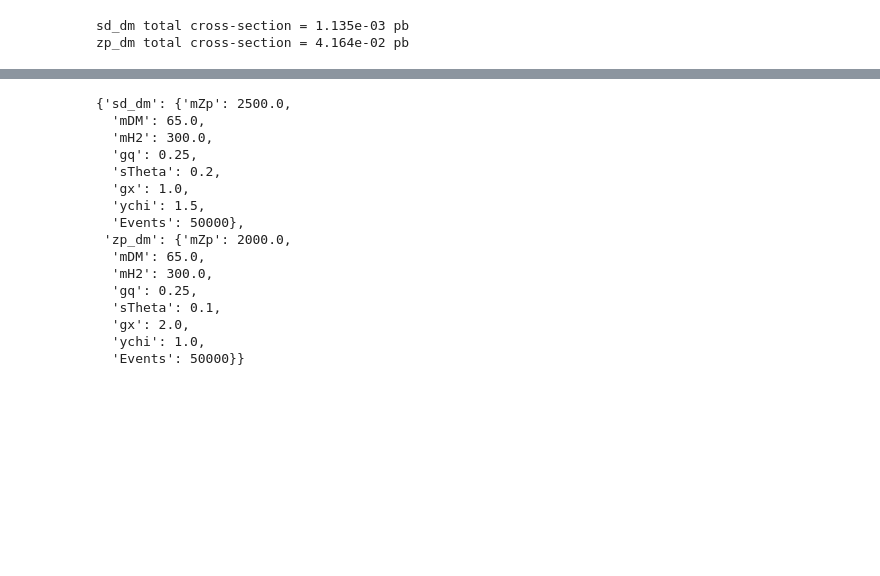
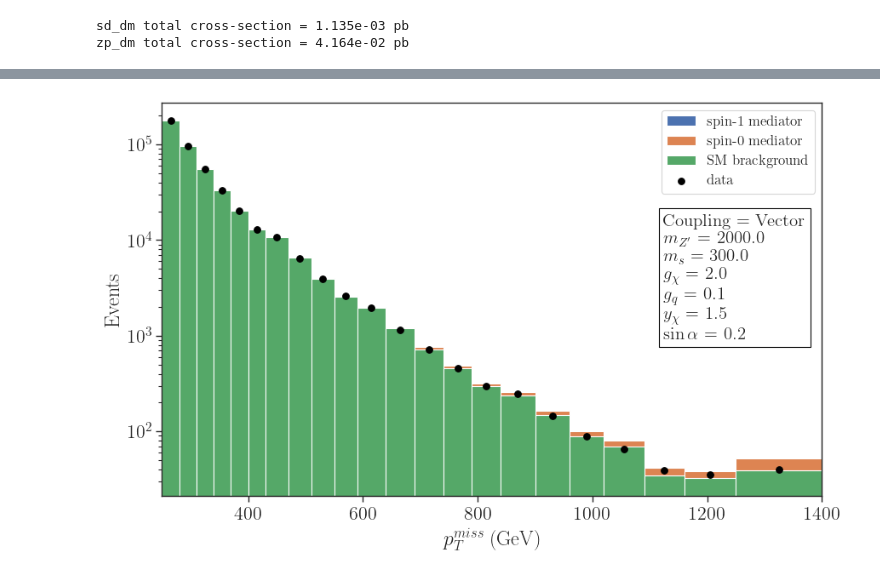
Before and after one commit to SModelS/smodelsv3-paper, a Jupyter notebook: notebooks/Compare-data.ipynb, the cells around one changed output, grey strips where cells are left out. Saved outputs shown, nothing was run; the diff lists cells and outputs as text; code cells hidden in the pictures; blank space fills up the shorter version.

```diff
--- a/notebooks/Compare-data.ipynb
+++ b/notebooks/Compare-data.ipynb
@@ -337,19 +297,25 @@ array([  39.6525696 ,  -19.5607652 , -445.29868798, -217.68679303,
-# %%
-parameters
-# %% [output]
-{'sd_dm': {'mZp': 2500.0,
-  'mDM': 65.0,
-  'mH2': 300.0,
-  'gq': 0.25,
-  'sTheta': 0.2,
-  'gx': 1.0,
-  'ychi': 1.5,
-  'Events': 50000},
- 'zp_dm': {'mZp': 2000.0,
-  'mDM': 65.0,
-  'mH2': 300.0,
-  'gq': 0.25,
-  'sTheta': 0.1,
-  'gx': 2.0,
-  'ychi': 1.0,
-  'Events': 50000}}
+# %%
+fig = plt.figure(figsize=(10,6))
+
+
+plt.hist(binCenter, bins=metBins, weights=zp_bg, stacked=True, label=r'spin-1 mediator')
+plt.hist(binCenter, bins=binLeft, weights=ptTotal, stacked=True, label=r'spin-0 mediator')
+plt.hist(binCenter, bins=binLeft, weights=ptBG, stacked=True, label=r'SM brackground')
+
+
+plt.scatter(x=binCenter, y=ptCMS, s=30, color='black', label='data')
+
+plt.yscale('log')
+# plt.ylim(1e4,1.8e5)
+plt.xlabel(r'$p^{miss}_T$ (GeV)')
+plt.ylabel(r'Events')
+plt.xlim(250,1400)
+plt.legend(loc='upper right', fontsize='x-small')
+
+plt.text(0.76,0.4,textstr,fontsize=15,bbox=dict(facecolor='white', edgecolor='black'),
+         transform = plt.gca().transAxes)
+
+# plt.savefig('../../Pictures/plot-pt.png')
+plt.show()
+# %% [output]
+[figure, added]
```
Also changed, not shown: parts of 6 cells of this notebook, 3 other files.
